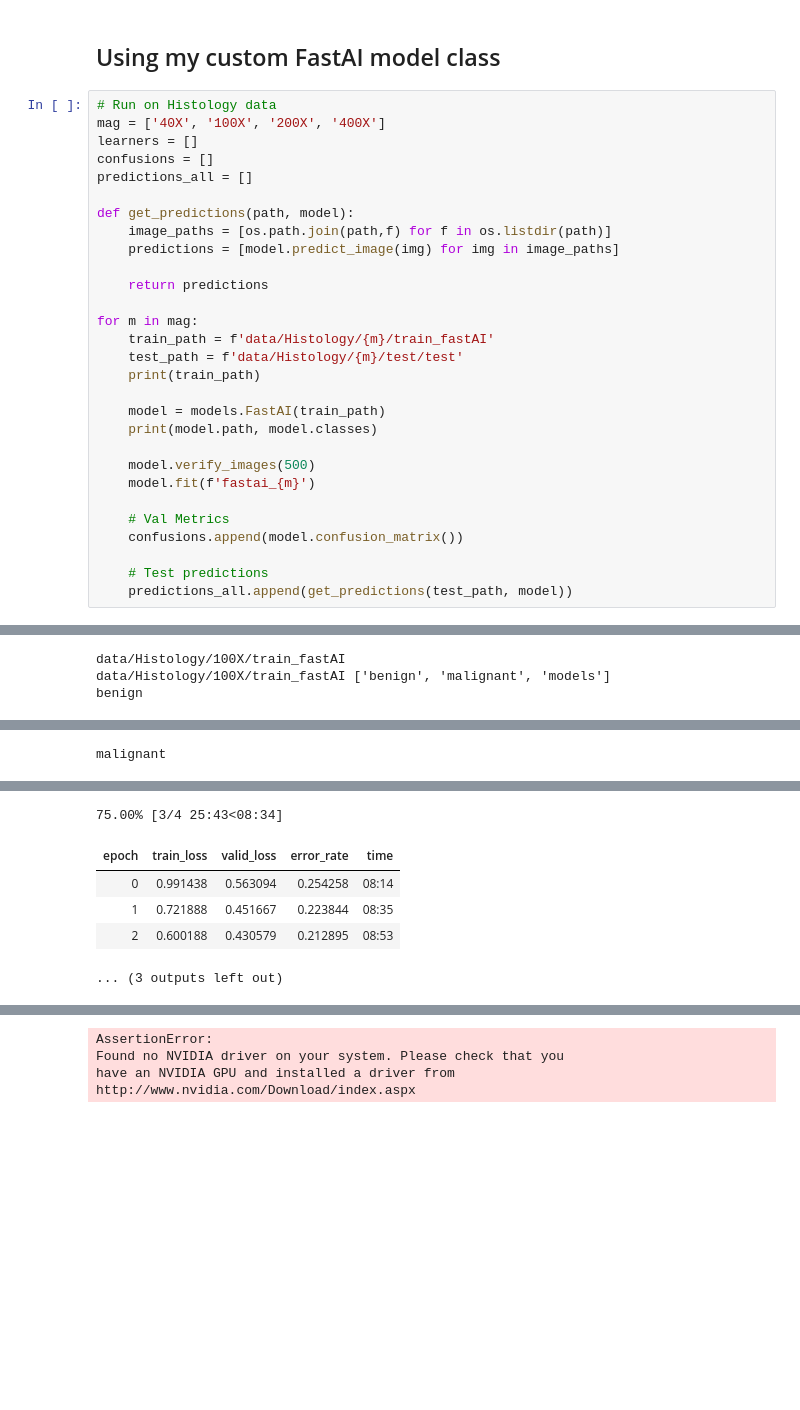
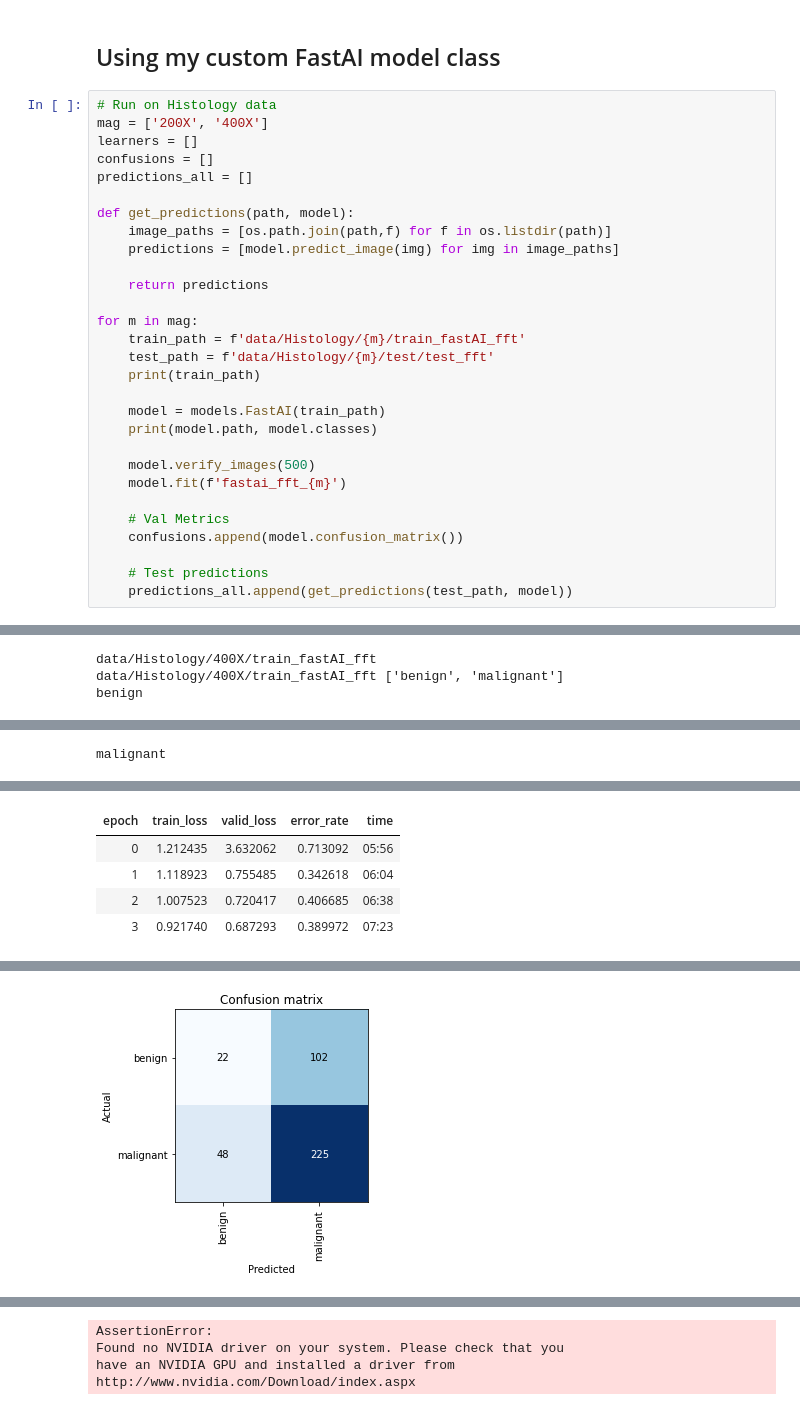
Before and after one commit to mkpetterson/cancer-prediction, a Jupyter notebook: notebooks/FastAI.ipynb, the cells around one changed output, grey strips where cells are left out. Saved outputs shown, nothing was run; the diff lists cells and outputs as text; blank space fills up the shorter version.

```diff
--- a/notebooks/FastAI.ipynb
+++ b/notebooks/FastAI.ipynb
@@ -16,7 +17,7 @@ os.getcwd()
 ## Using my custom FastAI model class
 # %%
 # Run on Histology data
-mag = ['40X', '100X', '200X', '400X']
+mag = ['200X', '400X']
 learners = []
 confusions = []
 predictions_all = []
@@ -28,15 +29,15 @@ def get_predictions(path, model):
     return predictions
 
 for m in mag:
-    train_path = f'data/Histology/{m}/train_fastAI'
-    test_path = f'data/Histology/{m}/test/test'
+    train_path = f'data/Histology/{m}/train_fastAI_fft'
+    test_path = f'data/Histology/{m}/test/test_fft'
     print(train_path)
 
     model = models.FastAI(train_path)
     print(model.path, model.classes)
 
     model.verify_images(500)
-    model.fit(f'fastai_{m}')
+    model.fit(f'fastai_fft_{m}')
 
     # Val Metrics
     confusions.append(model.confusion_matrix())
@@ -58,13 +59,12 @@ malignant
 [interactive output not drawn]
-data/Histology/100X/train_fastAI
-data/Histology/100X/train_fastAI ['benign', 'malignant', 'models']
+data/Histology/400X/train_fastAI_fft
+data/Histology/400X/train_fastAI_fft ['benign', 'malignant']
 benign
 [interactive output not drawn]
 malignant
 [interactive output not drawn]
-75.00% [3/4 25:43<08:34]
 | epoch | train_loss | valid_loss | error_rate | time |
-| 0 | 0.991438 | 0.563094 | 0.254258 | 08:14 |
-| 1 | 0.721888 | 0.451667 | 0.223844 | 08:35 |
-| 2 | 0.600188 | 0.430579 | 0.212895 | 08:53 |
+| 0 | 1.212435 | 3.632062 | 0.713092 | 05:56 |
+| 1 | 1.118923 | 0.755485 | 0.342618 | 06:04 |
+| 2 | 1.007523 | 0.720417 | 0.406685 | 06:38 |
+| 3 | 0.921740 | 0.687293 | 0.389972 | 07:23 |
-... (3 outputs left out)
@@ -70,0 +72 @@ malignant
+[figure, added]
```
Also changed, not shown: parts of 5 cells of this notebook, 5 other files.
